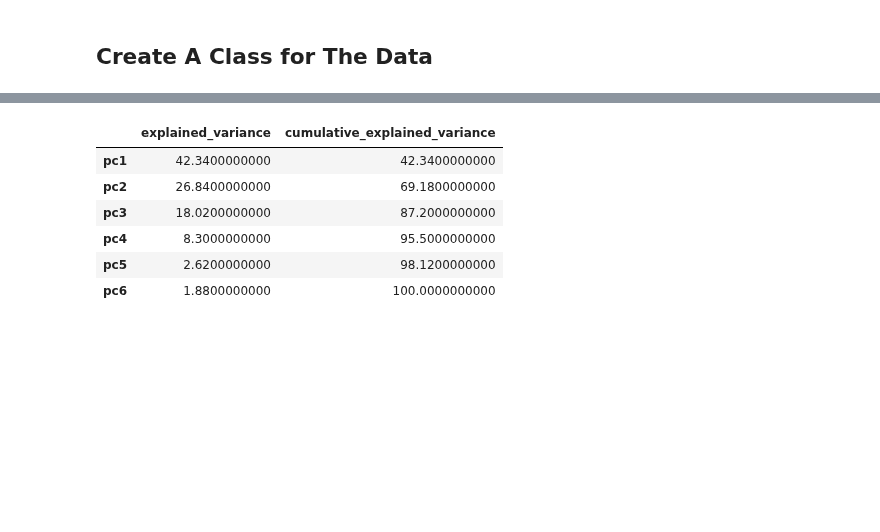
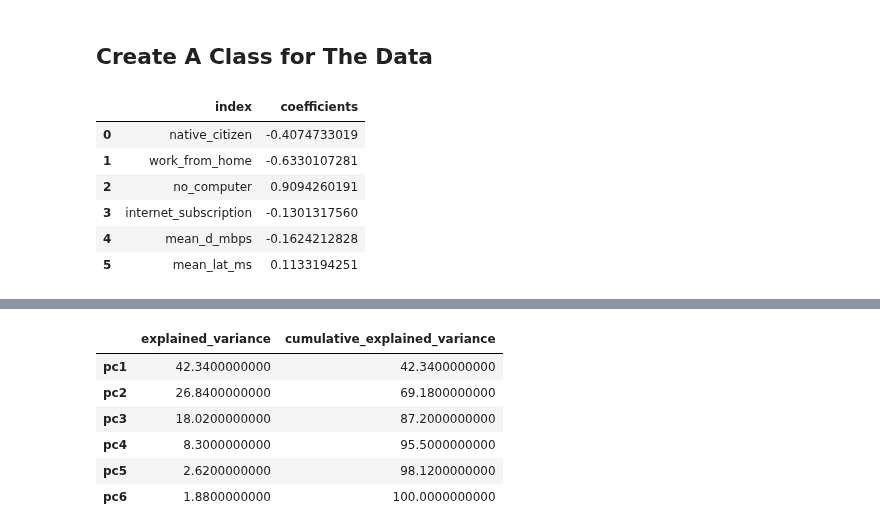
Before and after one commit to nicholasptran/eastern-washington-digital-equity, a Jupyter notebook: notebooks/pca_python4.ipynb, the cells around one changed output, grey strips where cells are left out. Drawn from its saved outputs; the diff is of its cells as text; code cells hidden in the pictures; blank space fills up the shorter version.

```diff
--- a/notebooks/pca_python4.ipynb
+++ b/notebooks/pca_python4.ipynb
@@ -181,3 +183,13 @@ class PCA:
 data = PCA(dataset)
 data.weights = data.calculate_weights(3)
 data.scaled["index"] = data.scaled @ data.weights
+# %%
+pd.DataFrame(data.weights).reset_index().rename(columns={0:"coefficients"})
+# %% [output]
+|  | index | coefficients |
+| 0 | native_citizen | -0.4074733019 |
+| 1 | work_from_home | -0.6330107281 |
+| 2 | no_computer | 0.9094260191 |
+| 3 | internet_subscription | -0.1301317560 |
+| 4 | mean_d_mbps | -0.1624212828 |
+| 5 | mean_lat_ms | 0.1133194251 |
```
Also changed, not shown: parts of 9 cells of this notebook, 12 other files.
